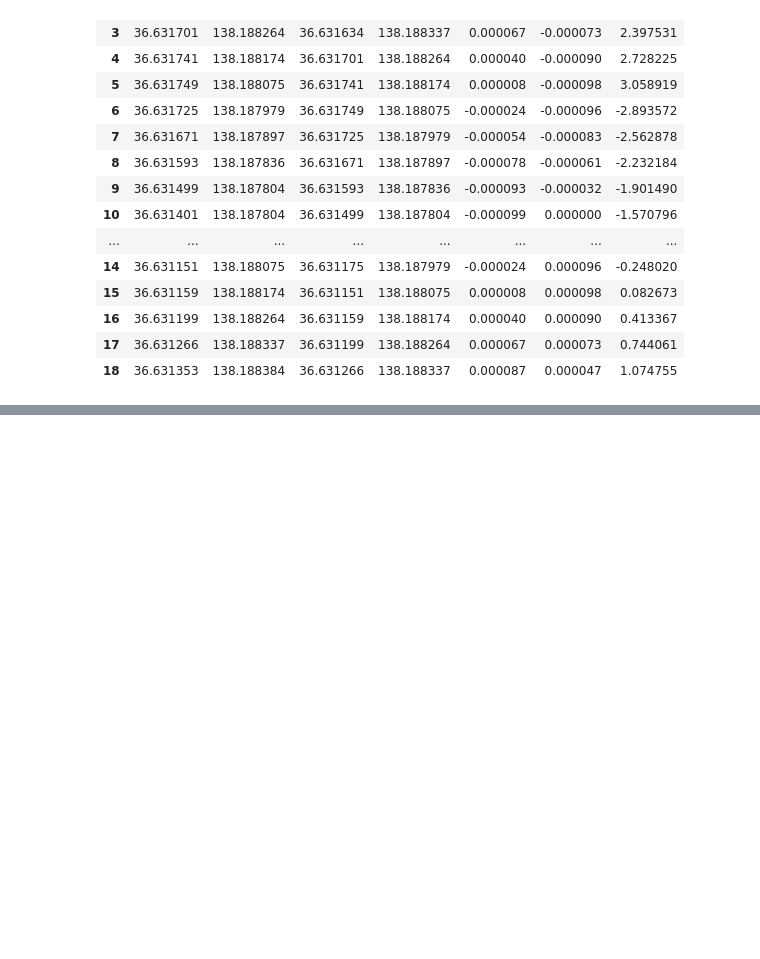
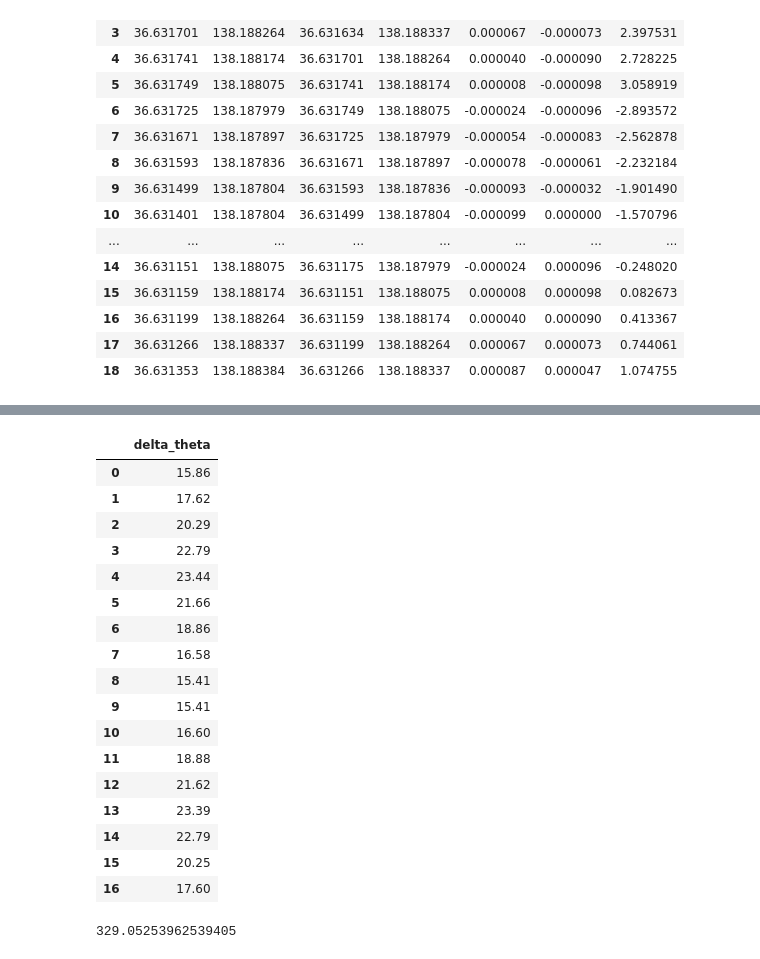
Before and after one commit to asano-lab/oasobi, a Jupyter notebook: create_lon_lat_samples.ipynb, the cells around one changed output, grey strips where cells are left out. Drawn from its saved outputs; the diff is of its cells as text; code cells hidden in the pictures; blank space fills up the shorter version.

```diff
--- a/create_lon_lat_samples.ipynb
+++ b/create_lon_lat_samples.ipynb
@@ -113,0 +164,26 @@ df_direction
+# %%
+df_3points["delta_theta"] = 180 - np.rad2deg(df_3points[["alpha"]])
+df_3points[["delta_theta"]]
+# %% [output]
+|  | delta_theta |
+| 0 | 15.86 |
+| 1 | 17.62 |
+| 2 | 20.29 |
+| 3 | 22.79 |
+| 4 | 23.44 |
+| 5 | 21.66 |
+| 6 | 18.86 |
+| 7 | 16.58 |
+| 8 | 15.41 |
+| 9 | 15.41 |
+| 10 | 16.60 |
+| 11 | 18.88 |
+| 12 | 21.62 |
+| 13 | 23.39 |
+| 14 | 22.79 |
+| 15 | 20.25 |
+| 16 | 17.60 |
+# %%
+df_3points["delta_theta"].sum()
+# %% [output]
+329.05253962539405
```
Also changed, not shown: parts of 8 cells of this notebook.
